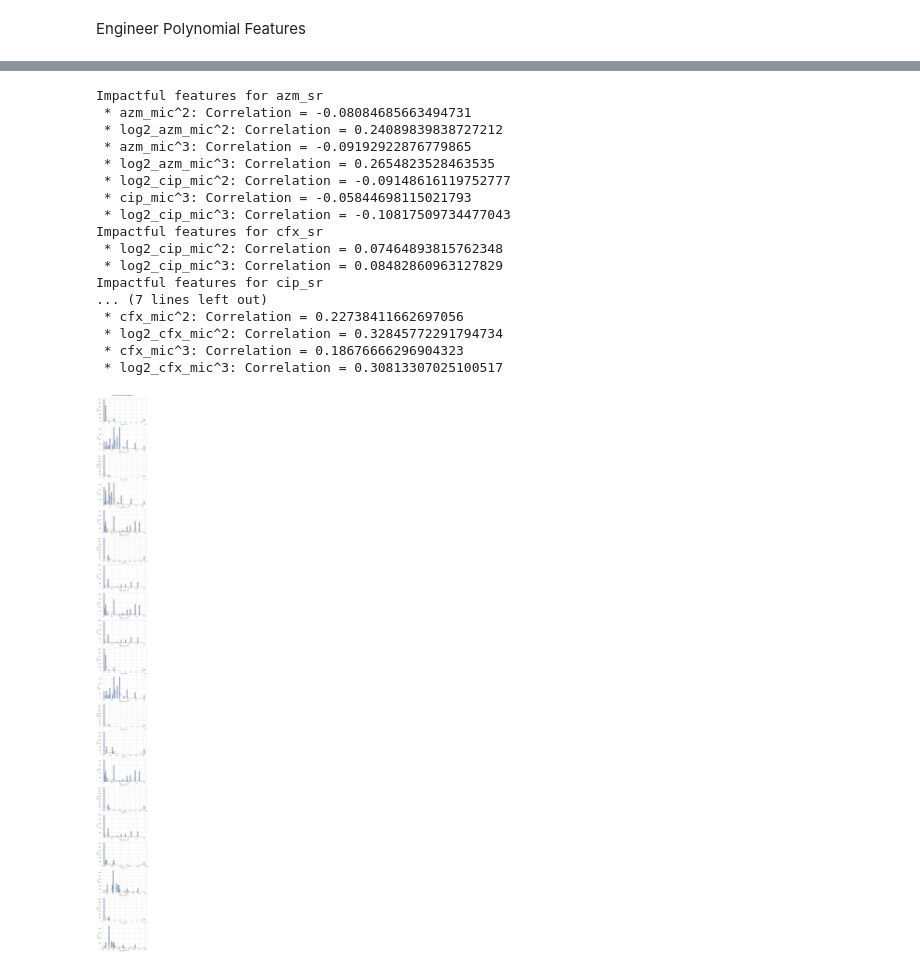
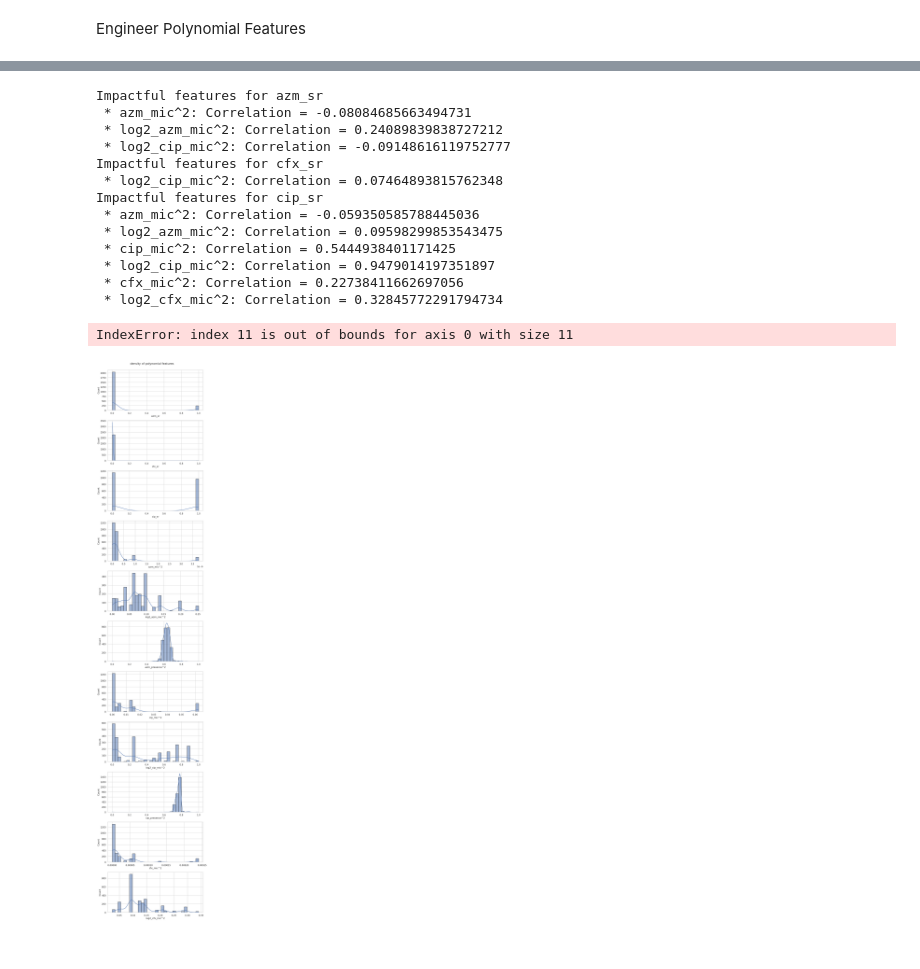
Before and after one commit to VX59/4-587-project-p1, a Jupyter notebook: src/eda.ipynb, the cells around one changed output, grey strips where cells are left out. Drawn from its saved outputs; the diff is of its cells as text; code cells hidden in the pictures.

Commit message:
visualization

```diff
--- a/src/eda.ipynb
+++ b/src/eda.ipynb
@@ -768,9 +768,9 @@ X_azm = pd.concat([mX_azm_reset, uX_azm_reset], axis=1)
 X_cip = pd.concat([mX_cip_reset, uX_cip_reset], axis=1)
 X_cfx = pd.concat([mX_cfx_reset, uX_cfx_reset], axis=1)
 
-def create_polynomial_features(df, degree=3):
+def create_polynomial_features(df, degree=2):
     poly_df = pd.DataFrame()
-    for d in range(2, degree + 1):
+    for d in range(2, degree+1):
         for col in df.columns:
             poly_df[f"{col}^{d}"] = df[col] ** d
     return poly_df
@@ -824,42 +822,39 @@ Index(['azm_sr', 'cfx_sr', 'cip_sr', 'azm_mic^2', 'log2_azm_mic^2',
 # %%
 impact_threshold = 0.05
 feature_impact = {}
 
 for label in label_columns:
     correlations = feature_label_corr[label]
 
     significant_features = correlations[abs(correlations) > impact_threshold].index.tolist() #abs because negative impacts matter too
     feature_impact[label] = significant_features
 
-fig, axes = plt.subplots(len(stackedDF.columns)-1, figsize=(8,84))
+fig, axes = plt.subplots(len(stackedDF.columns), figsize=(8,40))
 fig.suptitle("density of polynomial features")
-i=0
 for label, features in feature_impact.items():
     print(f"Impactful features for {label}")
     for feature in features:
         corr_value = feature_label_corr.loc[feature, label]
         print(f" * {feature}: Correlation = {corr_value}")
 
-        sns.histplot(stackedDF[feature],bins=30, kde=True, ax=axes[i], edgecolor="black")
-        i+=1
-
-plt.tight_layout(rect=[0, 0, 1, 0.98])
+i=0
+for feature in stackedDF.columns:
+    sns.histplot(stackedDF[feature],bins=30, kde=True, ax=axes[i], edgecolor="black")
+    i+=1
+    plt.tight_layout(rect=[0, 0, 1, 0.98])
 # %% [output]
 Impactful features for azm_sr
  * azm_mic^2: Correlation = -0.08084685663494731
  * log2_azm_mic^2: Correlation = 0.24089839838727212
- * azm_mic^3: Correlation = -0.09192922876779865
- * log2_azm_mic^3: Correlation = 0.2654823528463535
  * log2_cip_mic^2: Correlation = -0.09148616119752777
- * cip_mic^3: Correlation = -0.05844698115021793
- * log2_cip_mic^3: Correlation = -0.10817509734477043
 Impactful features for cfx_sr
  * log2_cip_mic^2: Correlation = 0.07464893815762348
- * log2_cip_mic^3: Correlation = 0.08482860963127829
 Impactful features for cip_sr
-... (7 lines left out)
+ * azm_mic^2: Correlation = -0.059350585788445036
+ * log2_azm_mic^2: Correlation = 0.09598299853543475
+ * cip_mic^2: Correlation = 0.5444938401171425
+ * log2_cip_mic^2: Correlation = 0.9479014197351897
  * cfx_mic^2: Correlation = 0.22738411662697056
  * log2_cfx_mic^2: Correlation = 0.32845772291794734
- * cfx_mic^3: Correlation = 0.18676666296904323
- * log2_cfx_mic^3: Correlation = 0.30813307025100517
+IndexError: index 11 is out of bounds for axis 0 with size 11
-[figure, old version]
+[figure, new version]
```
Also changed, not shown: parts of 2 cells of this notebook.
